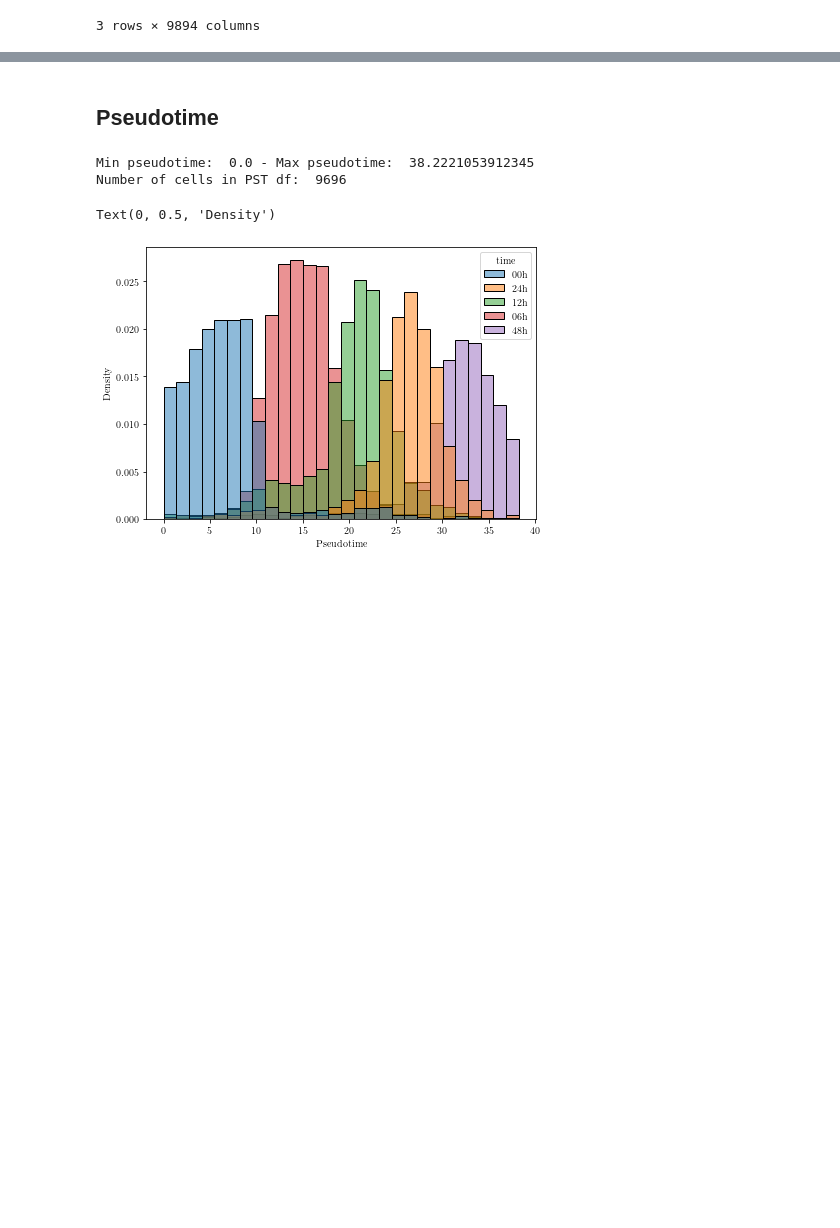
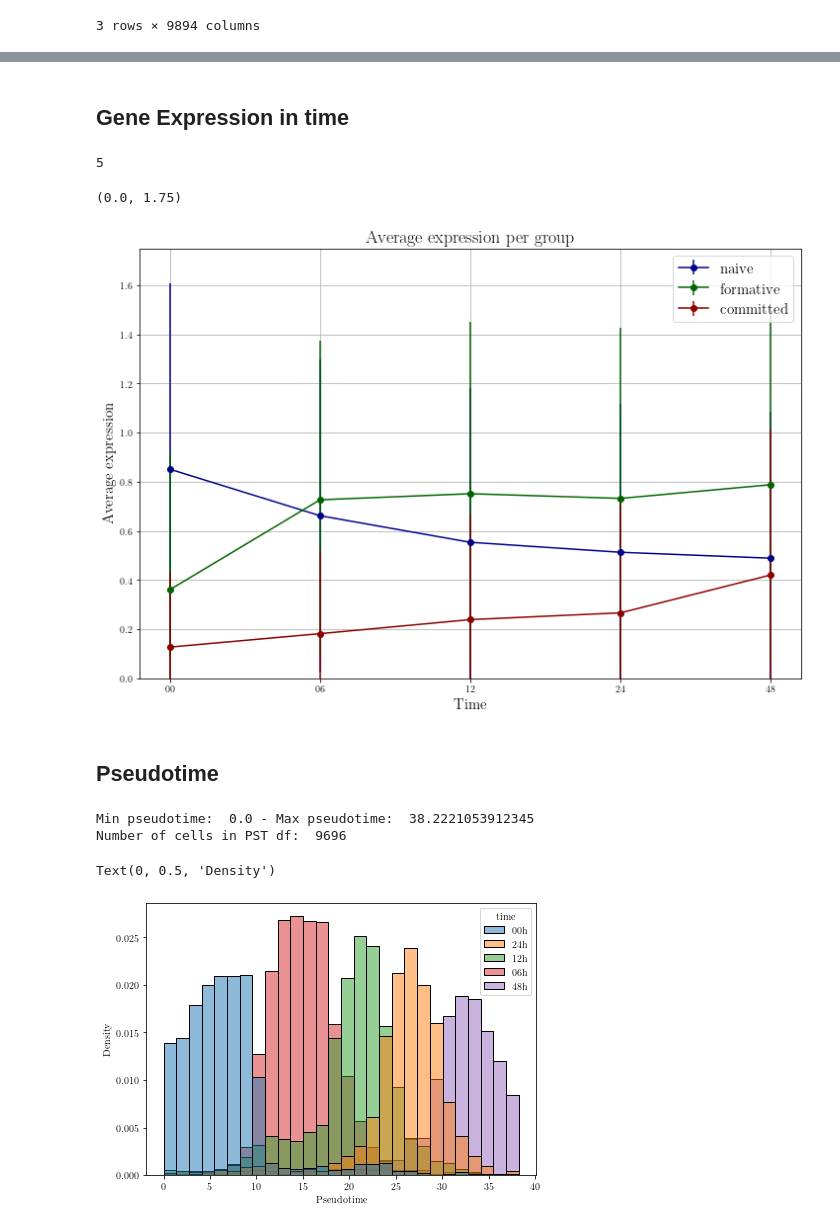
Before and after one commit to CleliaCorridori/GRN_Inference_CODE, a Jupyter notebook: Data_Processing.ipynb, the cells around one changed output, grey strips where cells are left out. Cells and saved outputs as stored; diff of their text form; code cells hidden in the pictures; blank space fills up the shorter version.

Commit message:
Data Analysis added

```diff
--- a/Data_Processing.ipynb
+++ b/Data_Processing.ipynb
@@ -70,0 +130,44 @@ df_lN.head(3)
+# %% [markdown]
+## Gene Expression in time
+# %%
+# Separate the different time step dataset
+time = np.array(["00", "06","12", "24", "48"])
+time_sep = np.loadtxt(path_data+"GE_data/time_sep.txt", dtype=np.int32)
+df_00 = df_lN.iloc[:,:time_sep[0]]
+df_06 = df_lN.iloc[:, time_sep[0]: np.sum(time_sep[:2])]
+df_12 = df_lN.iloc[:, np.sum(time_sep[:2]): np.sum(time_sep[:3])]
+df_24 = df_lN.iloc[:, np.sum(time_sep[:3]): np.sum(time_sep[:4])]
+df_48 = df_lN.iloc[:, np.sum(time_sep[:4]): np.sum(time_sep[:5])]
+
+df_raw_bulk = pd.concat([df_00.mean(axis=1), df_06.mean(axis=1), df_12.mean(axis=1), df_24.mean(axis=1), df_48.mean(axis=1)], axis=1)
+df_raw_bulk.columns=["00", "06","12", "24", "48"]
+#average over the group of genes (naive, formative, committed)
+df_bulk_groups = pd.DataFrame(index=["naive", "formative", "committed"], columns=df_raw_bulk.columns)
+df_bulk_groups.iloc[0,:] = df_raw_bulk.loc[naive].mean(axis=0)
+df_bulk_groups.iloc[1,:] = df_raw_bulk.loc[formative].mean(axis=0)
+df_bulk_groups.iloc[2,:] = df_raw_bulk.loc[committed].mean(axis=0)
+# compute the std for each time step for each group of genes (naive, formative, committed)
+df_raw_std = pd.concat([df_00.std(axis=1), df_06.std(axis=1), df_12.std(axis=1), df_24.std(axis=1), df_48.std(axis=1)], axis=1)
+df_raw_std.columns=["00", "06","12", "24", "48"]
+df_std_groups = pd.DataFrame(index=["naive", "formative", "committed"], columns=df_raw_std.columns)
+df_std_groups.iloc[0,:] = df_raw_std.loc[naive].mean(axis=0)
+df_std_groups.iloc[1,:] = df_raw_std.loc[formative].mean(axis=0)
+df_std_groups.iloc[2,:] = df_raw_std.loc[committed].mean(axis=0)
+print(len(df_std_groups.iloc[0,:]))
+
+
+#plot df_bulk_groups using different colors for each gene group
+plt.figure(figsize=(12,8))
+plt.errorbar(df_bulk_groups.columns, df_bulk_groups.iloc[0,:], yerr=df_std_groups.iloc[0,:], color='darkblue', label='naive', marker='o')
+plt.errorbar(df_bulk_groups.columns, df_bulk_groups.iloc[1,:], yerr=df_std_groups.iloc[1,:], color='darkgreen', label='formative', marker='o')
+plt.errorbar(df_bulk_groups.columns, df_bulk_groups.iloc[2,:], yerr=df_std_groups.iloc[2,:], color='darkred', label='committed', marker='o')
+plt.legend(fontsize=15)
+plt.xlabel('Time', fontsize=15)
+plt.ylabel('Average expression', fontsize=15)
+plt.title('Average expression per group', fontsize=18)
+plt.grid()
+plt.ylim([0,1.75])
+# %% [output]
+5
+(0.0, 1.75)
+[figure, added]
```
Also changed, not shown: parts of 9 cells of this notebook, 3 other files.
